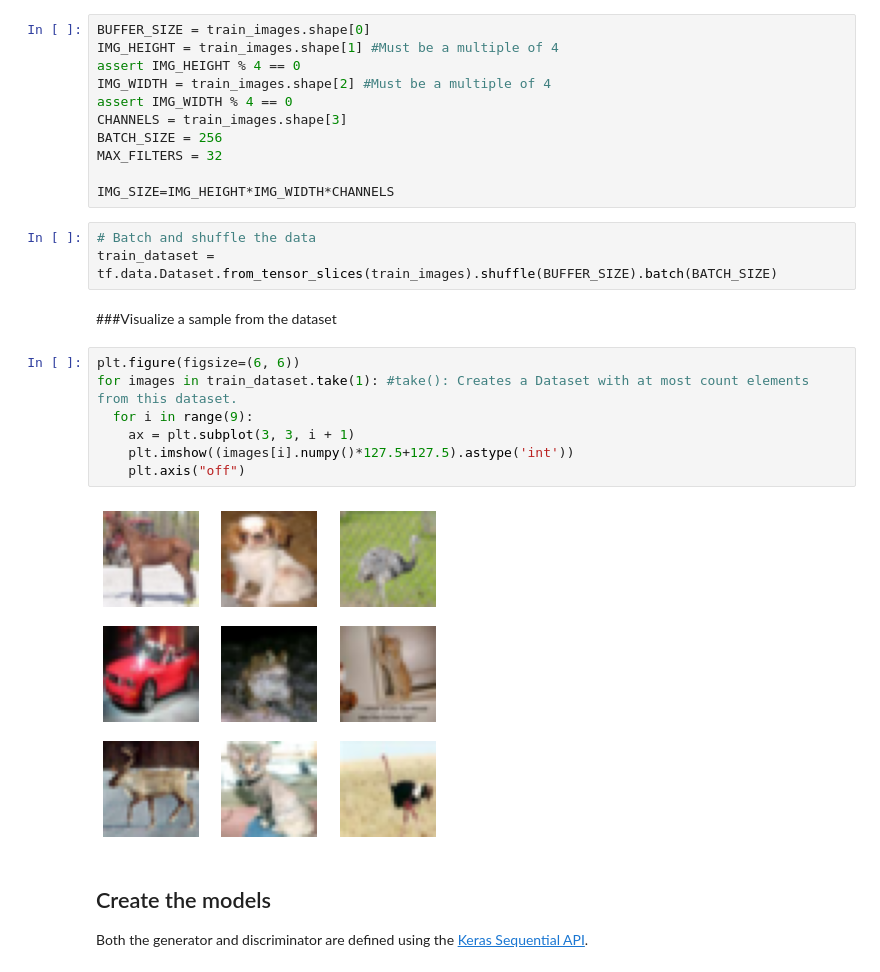
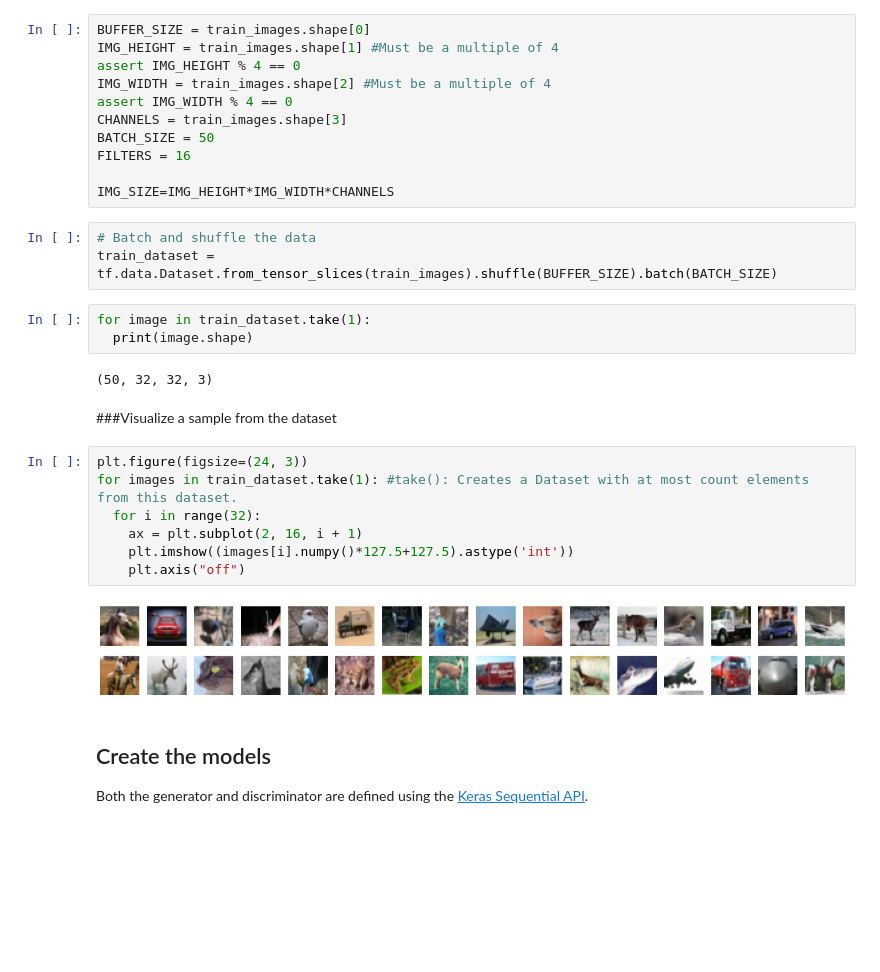
Before and after one commit to uteyechea/DCGAN, a Jupyter notebook: cifar10_dcgan.ipynb, the cells around one changed output. Drawn from its saved outputs; the diff is of its cells as text; blank space fills up the shorter version.

```diff
--- a/cifar10_dcgan.ipynb
+++ b/cifar10_dcgan.ipynb
@@ -86,24 +110,29 @@ assert IMG_HEIGHT % 4 == 0
 IMG_WIDTH = train_images.shape[2] #Must be a multiple of 4
 assert IMG_WIDTH % 4 == 0
 CHANNELS = train_images.shape[3]
-BATCH_SIZE = 256
-MAX_FILTERS = 32
+BATCH_SIZE = 50
+FILTERS = 16
 
 IMG_SIZE=IMG_HEIGHT*IMG_WIDTH*CHANNELS
 # %%
 # Batch and shuffle the data
 train_dataset = tf.data.Dataset.from_tensor_slices(train_images).shuffle(BUFFER_SIZE).batch(BATCH_SIZE)
+# %%
+for image in train_dataset.take(1):
+  print(image.shape)
+# %% [output]
+(50, 32, 32, 3)
 # %% [markdown]
 ###Visualize a sample from the dataset
 # %%
-plt.figure(figsize=(6, 6))
+plt.figure(figsize=(24, 3))
 for images in train_dataset.take(1): #take(): Creates a Dataset with at most count elements from this dataset.
-  for i in range(9):
-    ax = plt.subplot(3, 3, i + 1)
+  for i in range(32):
+    ax = plt.subplot(2, 16, i + 1)
     plt.imshow((images[i].numpy()*127.5+127.5).astype('int'))
     plt.axis("off")
 # %% [output]
-[figure, old version]
+[figure, new version]
 # %% [markdown]
 ## Create the models
 
```
Also changed, not shown: parts of 22 cells of this notebook.
